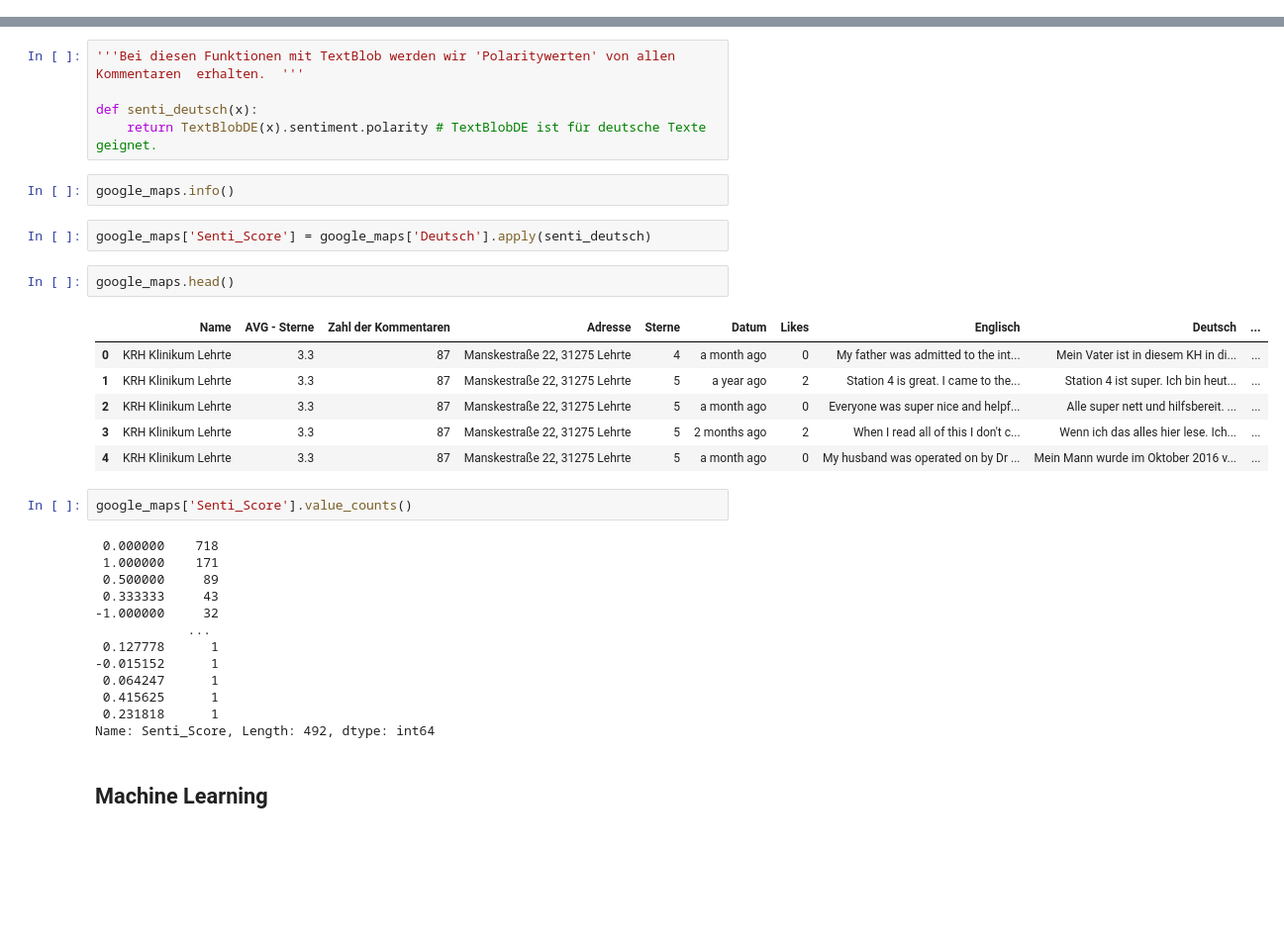
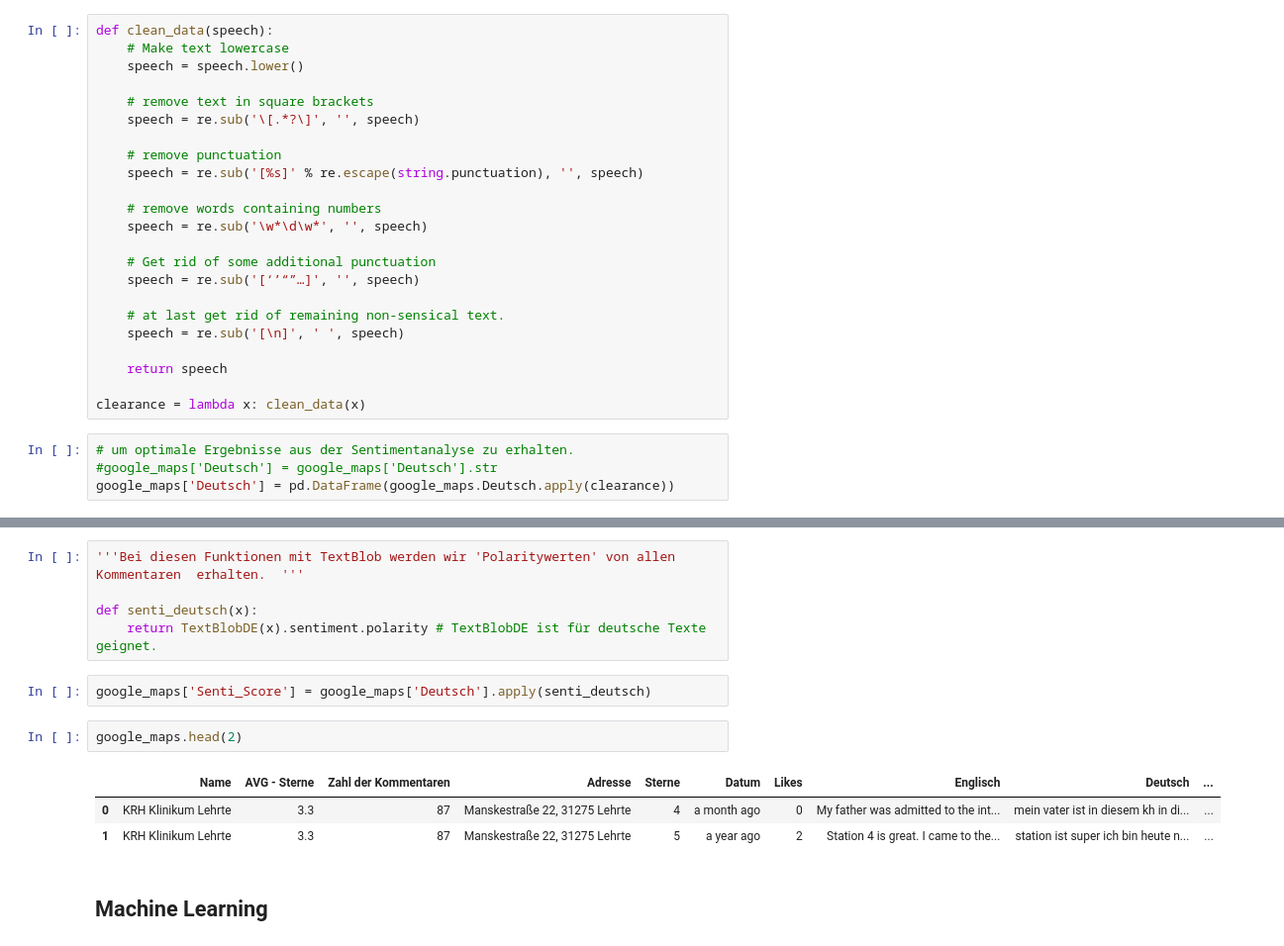
Before and after one commit to Tanerrr/Klinify, a Jupyter notebook: Data Cleaning.ipynb, the cells around one changed output, grey strips where cells are left out. Shown at 99% size. Cells and saved outputs as stored; diff of their text form; blank space fills up the shorter version.

```diff
--- a/Data Cleaning.ipynb
+++ b/Data Cleaning.ipynb
@@ -178,3 +178,30 @@ Name: Adresse, dtype: int64
 import textblob # Sentiment Analyse
 from textblob_de import TextBlobDE
 from textblob import TextBlob
+# %%
+def clean_data(speech):
+    # Make text lowercase
+    speech = speech.lower()
+
+    # remove text in square brackets
+    speech = re.sub('\[.*?\]', '', speech)
+
+    # remove punctuation
+    speech = re.sub('[%s]' % re.escape(string.punctuation), '', speech)
+
+    # remove words containing numbers
+    speech = re.sub('\w*\d\w*', '', speech)
+
+    # Get rid of some additional punctuation
+    speech = re.sub('[‘’“”…]', '', speech)
+
+    # at last get rid of remaining non-sensical text.
+    speech = re.sub('[\n]', ' ', speech)
+
+    return speech
+
+clearance = lambda x: clean_data(x)
+# %%
+# um optimale Ergebnisse aus der Sentimentanalyse zu erhalten.
+#google_maps['Deutsch'] = google_maps['Deutsch'].str
+google_maps['Deutsch'] = pd.DataFrame(google_maps.Deutsch.apply(clearance))
@@ -183,34 +219,14 @@ from textblob import TextBlob
 
 def senti_deutsch(x):
     return TextBlobDE(x).sentiment.polarity # TextBlobDE ist für deutsche Texte geignet.
-# %%
-google_maps.info()
 # %%
 google_maps['Senti_Score'] = google_maps['Deutsch'].apply(senti_deutsch)
 # %%
-google_maps.head()
+google_maps.head(2)
 # %% [output]
 |  | Name | AVG - Sterne | Zahl der Kommentaren | Adresse | Sterne | Datum | Likes | Englisch | Deutsch | ... |
-| 0 | KRH Klinikum Lehrte | 3.3 | 87 | Manskestraße 22, 31275 Lehrte | 4 | a month ago | 0 | My father was admitted to the int... | Mein Vater ist in diesem KH in di... | ... |
-| 1 | KRH Klinikum Lehrte | 3.3 | 87 | Manskestraße 22, 31275 Lehrte | 5 | a year ago | 2 | Station 4 is great. I came to the... | Station 4 ist super. Ich bin heut... | ... |
-| 2 | KRH Klinikum Lehrte | 3.3 | 87 | Manskestraße 22, 31275 Lehrte | 5 | a month ago | 0 | Everyone was super nice and helpf... | Alle super nett und hilfsbereit. ... | ... |
-| 3 | KRH Klinikum Lehrte | 3.3 | 87 | Manskestraße 22, 31275 Lehrte | 5 | 2 months ago | 2 | When I read all of this I don't c... | Wenn ich das alles hier lese. Ich... | ... |
-| 4 | KRH Klinikum Lehrte | 3.3 | 87 | Manskestraße 22, 31275 Lehrte | 5 | a month ago | 0 | My husband was operated on by Dr ... | Mein Mann wurde im Oktober 2016 v... | ... |
+| 0 | KRH Klinikum Lehrte | 3.3 | 87 | Manskestraße 22, 31275 Lehrte | 4 | a month ago | 0 | My father was admitted to the int... | mein vater ist in diesem kh in di... | ... |
+| 1 | KRH Klinikum Lehrte | 3.3 | 87 | Manskestraße 22, 31275 Lehrte | 5 | a year ago | 2 | Station 4 is great. I came to the... | station ist super ich bin heute n... | ... |
-# %%
-google_maps['Senti_Score'].value_counts()
-# %% [output]
- 0.000000    718
- 1.000000    171
- 0.500000     89
- 0.333333     43
--1.000000     32
-            ...
- 0.127778      1
--0.015152      1
- 0.064247      1
- 0.415625      1
- 0.231818      1
-Name: Senti_Score, Length: 492, dtype: int64
 # %% [markdown]
 ## Machine Learning
 # %% [markdown]
```
Also changed, not shown: parts of 28 cells of this notebook.
